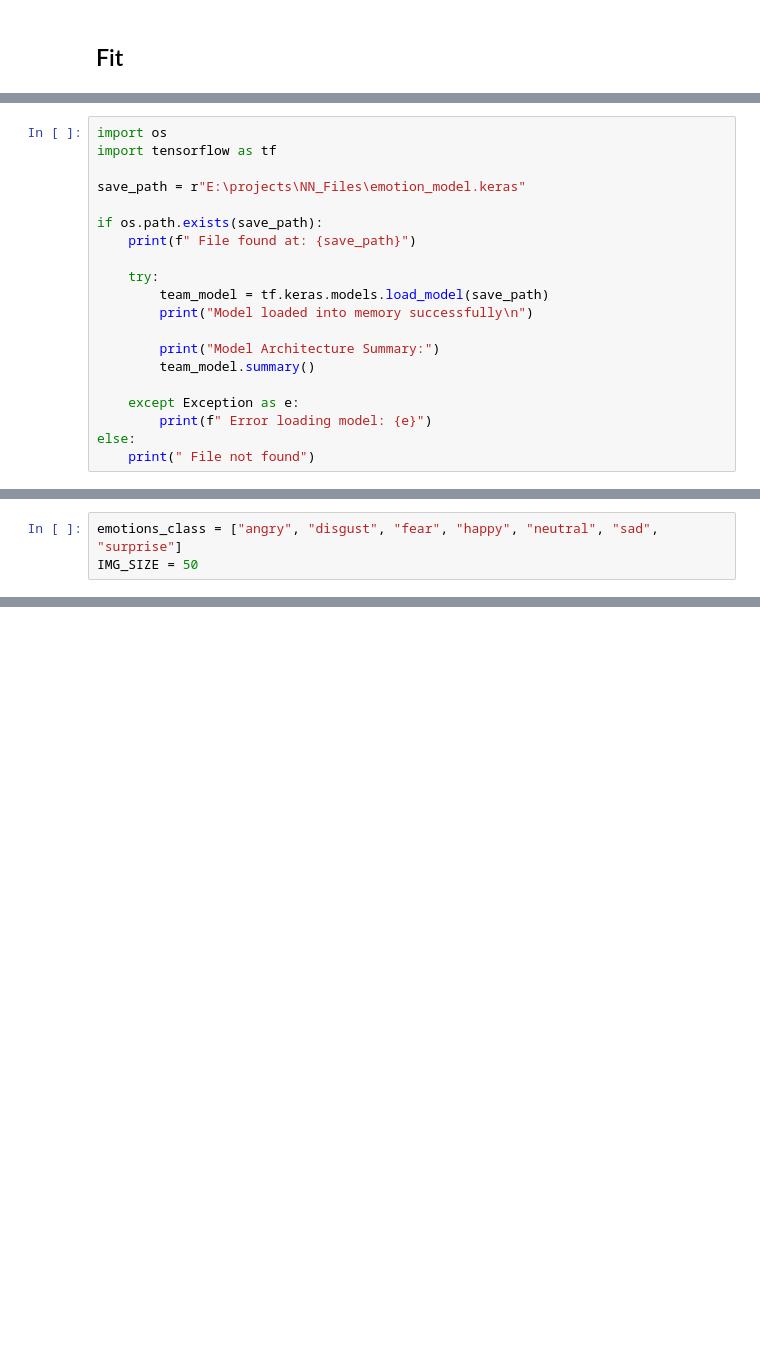
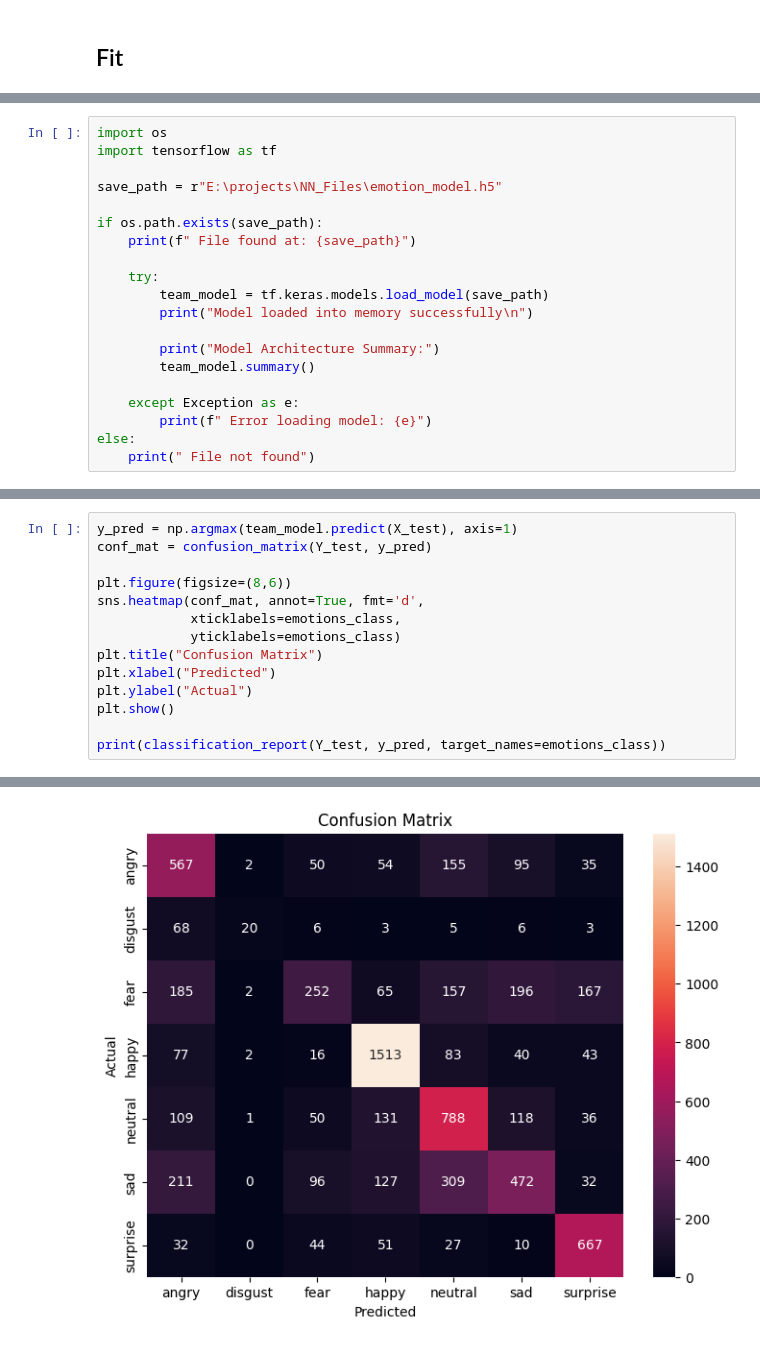
Before and after one commit to Hussein-Hassan777/NN_Project, a Jupyter notebook: NN_Project-checkpoint.ipynb, the cells around one changed output, grey strips where cells are left out. Cells and saved outputs as stored; diff of their text form; blank space fills up the shorter version.

```diff
--- a/NN_Project-checkpoint.ipynb
+++ b/NN_Project-checkpoint.ipynb
@@ -347,7 +423,7 @@ print("Model successfully saved!")
 import os
 import tensorflow as tf
 
-save_path = r"E:\projects\NN_Files\emotion_model.keras"
+save_path = r"E:\projects\NN_Files\emotion_model.h5"
 
 if os.path.exists(save_path):
     print(f" File found at: {save_path}")
@@ -406,3 +471,0 @@ import pickle
-# %%
-emotions_class = ["angry", "disgust", "fear", "happy", "neutral", "sad", "surprise"]
-IMG_SIZE = 50
@@ -411,0 +480,15 @@ print("Emotion model loaded successfully!")
+# %%
+y_pred = np.argmax(team_model.predict(X_test), axis=1)
+conf_mat = confusion_matrix(Y_test, y_pred)
+
+plt.figure(figsize=(8,6))
+sns.heatmap(conf_mat, annot=True, fmt='d',
+            xticklabels=emotions_class,
+            yticklabels=emotions_class)
+plt.title("Confusion Matrix")
+plt.xlabel("Predicted")
+plt.ylabel("Actual")
+plt.show()
+
+print(classification_report(Y_test, y_pred, target_names=emotions_class))
+# %% [output]
@@ -411,0 +496 @@ print("Emotion model loaded successfully!")
+[figure, added]
```
Also changed, not shown: parts of 51 cells of this notebook.
